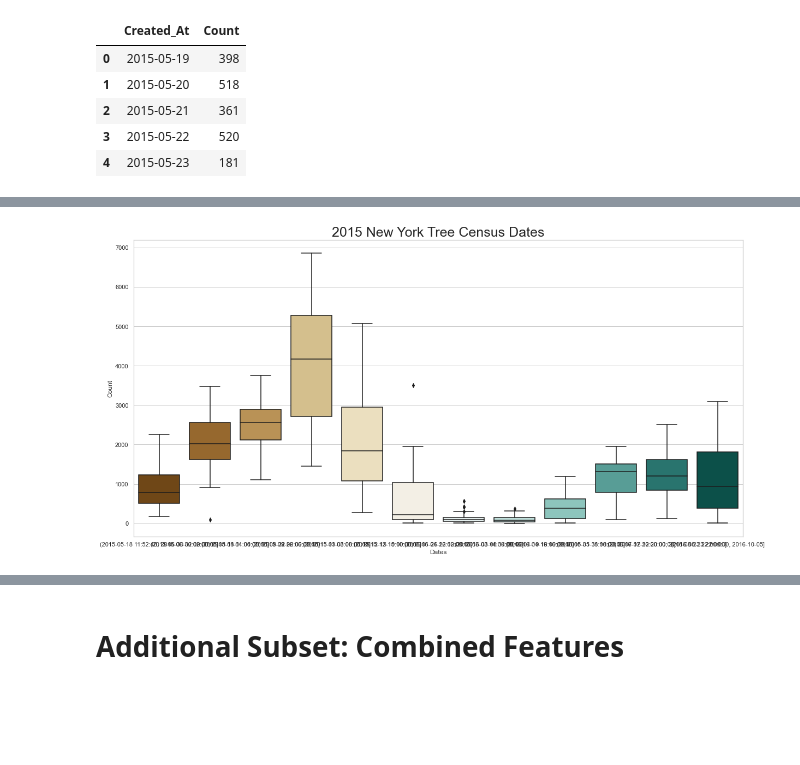
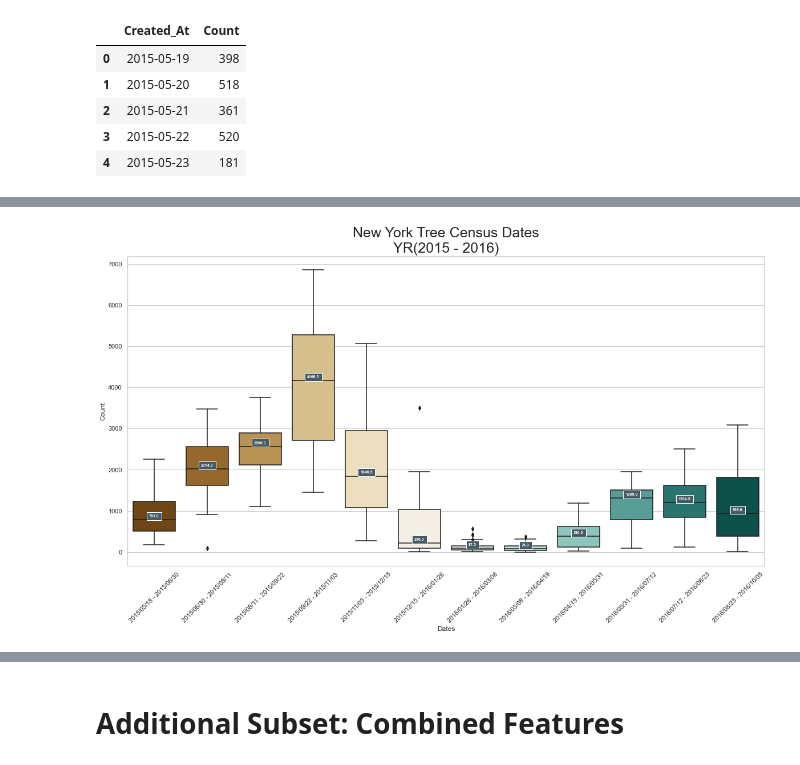
Before and after one commit to MarcellaHarr/ny_street-trees_2015, a Jupyter notebook: exploration-ny-street-trees.ipynb, the cells around one changed output, grey strips where cells are left out. Saved outputs shown, nothing was run; the diff lists cells and outputs as text; code cells hidden in the pictures; blank space fills up the shorter version.

Commit message:
organized | changed plots | fig captions

```diff
--- a/exploration-ny-street-trees.ipynb
+++ b/exploration-ny-street-trees.ipynb
@@ -477,11 +496,8 @@ def subset(data):
     columns = input("Enter the other column names: ").split(", ")
     columns = [column1] + columns # add the first column to the list of other columns
     subset = (data \
-        .groupby(columns[0]) \
-        .filter(lambda x: len(x) != 0) \
-        .groupby(columns[1:len(columns)]) \
-        .size() \
-        .to_frame('Count') \
-        .reset_index()
+        .groupby(columns[1:len(columns)], observed=True)[columns[0]] \
+        .count() \
+        .reset_index(name='Count')
     )
     return subset
@@ -1276,28 +1358,50 @@ dteTable.head()
+# %%
+# Date table bin median
+
+dteMed = dteTable\
+           .groupby(['Bin'])['Count']\
+           .median()
+
+# offset from median for display
+vOffset = dteTable['Count']\
+             .median() * 0.05
 # %%
 # Visualize
 
 # Set figsize
 fig, ax = plt.subplots(1, 1, figsize=(20, 10))
 
-# Bin the table
-dteTable['Bin'] = pd.cut(dteTable['Created_At'], 12)
+# Plot
+dteBP = sns.boxplot(data = dteTable,
+                    x = 'Bin',
+                    y = 'Count',
+                    palette = 'BrBG')
 
-# Plot
-sns.boxplot(data = dteTable,
-            x = 'Bin',
-            y = 'Count',
-            palette = 'BrBG')
+
+# Iterate and display median credit to SO: user - mechanical_meat
+for xtick in dteBP.get_xticks():
+    dteBP.text(xtick,
+               dteMed[xtick] + vOffset,
+               dteMed[xtick],
+               horizontalalignment='center',
+               size='x-small',
+               color='w',
+               weight='semibold',
+               bbox=dict(facecolor='#445A64'))
+
 
 # Customize
 ax.set_xlabel('Dates')
 ax.set_ylabel('Count')
-plt.title('2015 New York Tree Census Dates',
+plt.xticks(rotation = 45)
+plt.title('New York Tree Census Dates\nYR(2015 - 2016)',
          size = 25)
 
 # Save fig
-# plt.savefig("Stump & Tree Location By Conditions")
+plt.savefig(r'D:\repos\github\ny_street-trees_2015\src\img\2015_New_York_Tree_Census_Dates.png',
+            facecolor="white")
 
 # Plot fig
 plt.show()
 # %% [output]
-[figure, old version]
+[figure, new version]
```
Also changed, not shown: parts of 108 cells of this notebook, 17 other files.
